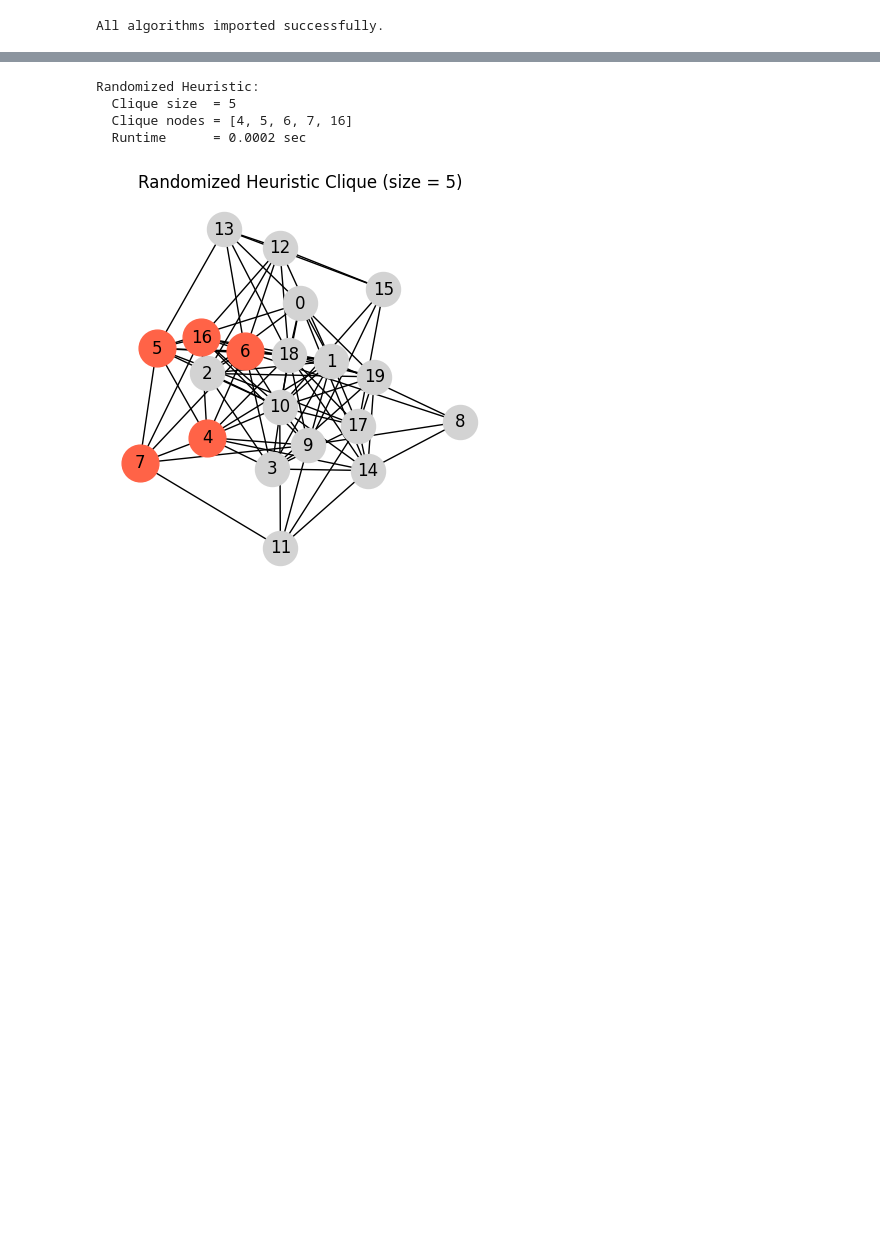
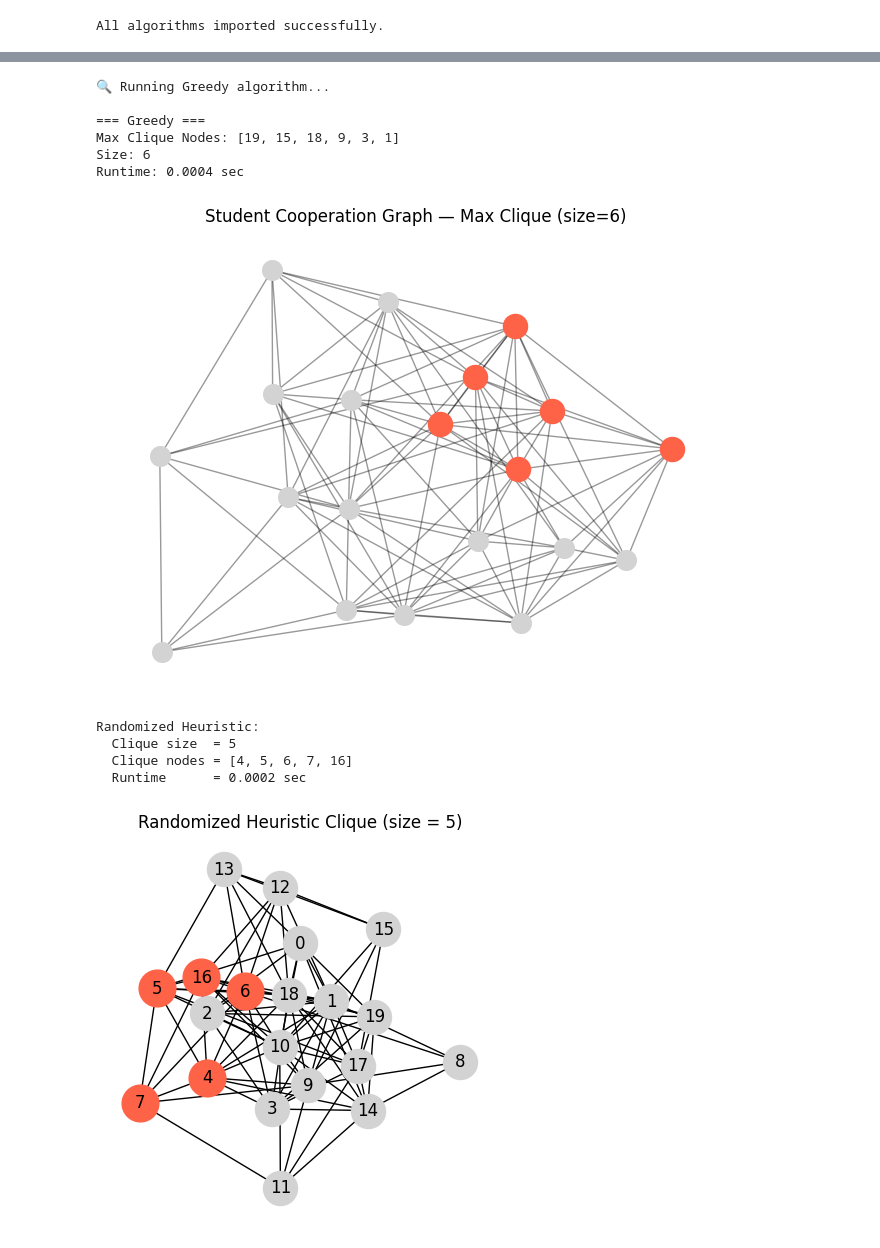
Before and after one commit to NehaP1706/MaximumClique, a Jupyter notebook: experiments/random.ipynb, the cells around one changed output, grey strips where cells are left out. Saved outputs shown, nothing was run; the diff lists cells and outputs as text; code cells hidden in the pictures; blank space fills up the shorter version.

Commit message:
greedy working for random

```diff
--- a/experiments/random.ipynb
+++ b/experiments/random.ipynb
@@ -109,3 +107,38 @@ Runtime = 0.4325 sec
+# %%
+# Greedy
+print("\n🔍 Running Greedy algorithm...\n")
+
+start = time.time()
+max_clique, runtime = find_maximum_clique_from_dict(G_dict)
+end = time.time()
+
+print("=== Greedy ===")
+print(f"Max Clique Nodes: {max_clique}")
+print(f"Size: {len(max_clique)}")
+print(f"Runtime: {end - start:.4f} sec\n")
+
+G_nx = nx.Graph()
+for node, nbrs in G_dict.items():
+    for nbr in nbrs:
+        G_nx.add_edge(node, nbr)
+
+pos = nx.spring_layout(G_nx, seed=42)
+
+plt.figure(figsize=(8, 6))
+nx.draw_networkx_nodes(G_nx, pos, node_color="lightgray", node_size=200)
+nx.draw_networkx_edges(G_nx, pos, alpha=0.4)
+nx.draw_networkx_nodes(G_nx, pos, nodelist=max_clique, node_color="tomato", node_size=300)
+plt.title(f"Student Cooperation Graph — Max Clique (size={len(max_clique)})")
+plt.axis("off")
+plt.show()
+# %% [output]
+🔍 Running Greedy algorithm...
+
+=== Greedy ===
+Max Clique Nodes: [19, 15, 18, 9, 3, 1]
+Size: 6
+Runtime: 0.0004 sec
+[figure, added]
 # %%
 # Local search
 # %%
```
Also changed, not shown: parts of 3 cells of this notebook.
